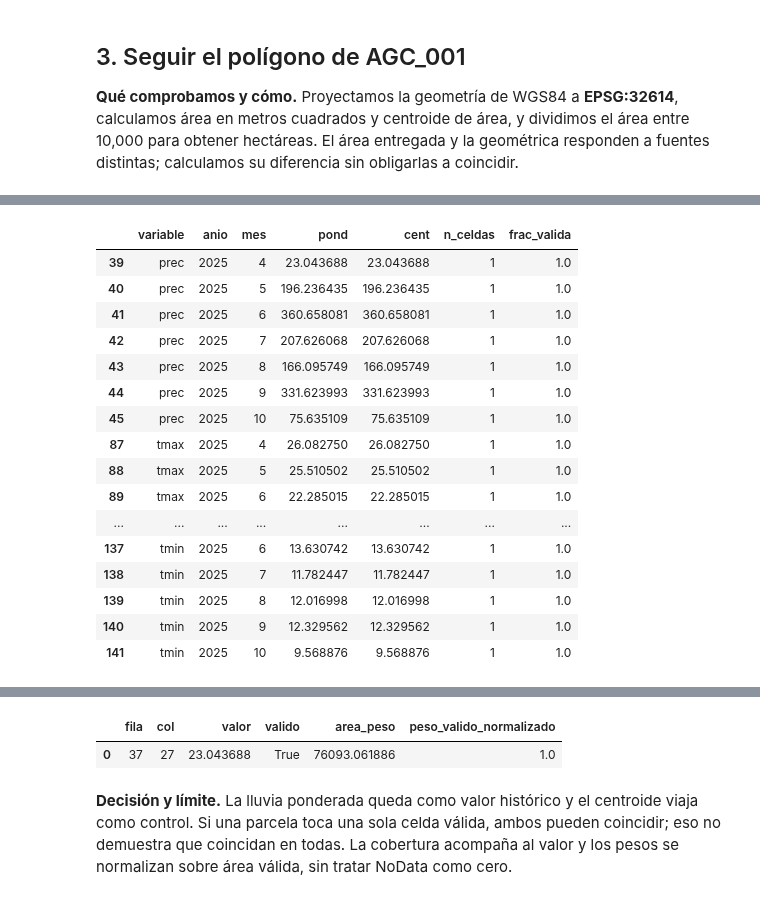
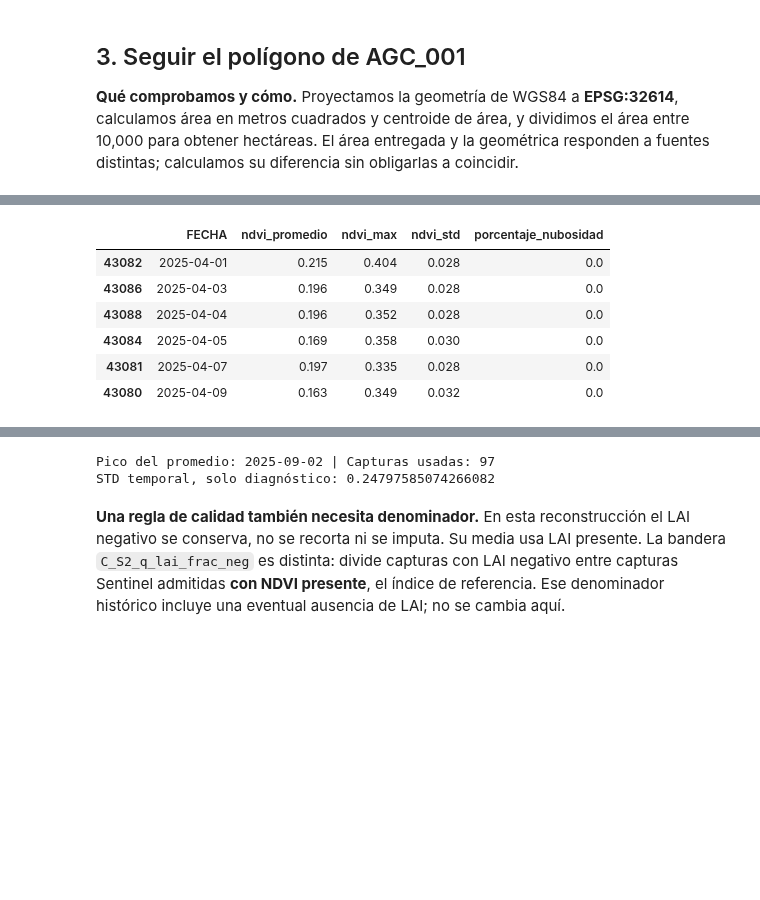
Before and after one commit to netfoor/Reto-AgroCebada-FIRA-2026, a Jupyter notebook: notebooks/02_fuentes_a_variables.ipynb, the cells around one changed output, grey strips where cells are left out. Drawn from its saved outputs; the diff is of its cells as text; code cells hidden in the pictures; blank space fills up the shorter version.

```diff
--- a/notebooks/02_fuentes_a_variables.ipynb
+++ b/notebooks/02_fuentes_a_variables.ipynb
@@ -726,30 +770,37 @@ ponderando por días de cada mes. No se ajusta la receta con rendimiento.
 # %%
-cache_pesos = {}
-clima_uno_largo = fuentes02.extraer_clima(rasters, geom_uno, crs_geoms, cache=cache_pesos)
-clima_uno = fuentes02.resumir_clima(clima_uno_largo, CONFIG)
-assert len(clima_uno_largo) == 144
-display(clima_uno_largo.loc[clima_uno_largo.anio.eq(2025) & clima_uno_largo.mes.between(4, 10),
-                            ["variable", "anio", "mes", "pond", "cent", "n_celdas", "frac_valida"]].round(6))
-display(clima_uno[["clim_prec_ciclo_mm", "clim_prec_ciclo_ctrl_centroide_mm",
-                   "clim_tmin_ciclo_C", "clim_tmax_ciclo_C"]].round(6))
-piezas_prec = geo02.piezas_parcela_raster(rasters["PREC_2025_04.tif"], geoms[PARCELA], crs_geoms)
-display(pd.DataFrame([{k: p[k] for k in ["fila", "col", "valor", "valido", "area_peso",
-                                       "peso_valido_normalizado"]} for p in piezas_prec["piezas"]]))
+inicio_ciclo = pd.Timestamp(CONFIG["ventana_objetivo"]["inicio"])
+fin_ciclo = pd.Timestamp(CONFIG["ventana_objetivo"]["fin"])
+planet_ventana = pro_uno.loc[pro_uno.sensor.eq("Planet") &
+                            pro_uno.FECHA.between(inicio_ciclo, fin_ciclo)].sort_values("FECHA")
+umbral_nube_planet = CONFIG["nubosidad_max_por_sensor"]["PL"]
+planet_admitidas = planet_ventana.copy()
+if umbral_nube_planet is not None:
+    planet_admitidas = planet_admitidas.loc[planet_admitidas.porcentaje_nubosidad.le(umbral_nube_planet)]
+planet_ndvi = planet_admitidas.dropna(subset=["ndvi_promedio"]).copy()
+fila_pico = planet_ndvi.loc[planet_ndvi.ndvi_promedio.idxmax()]
+stats_manuales = {
+    "C_PL_ndvi_media": planet_ndvi.ndvi_promedio.mean(),
+    "C_PL_ndvi_mediana": planet_ndvi.ndvi_promedio.median(),
+    "C_PL_ndvi_pico_prom": planet_ndvi.ndvi_promedio.max(),
+    "C_PL_ndvi_pixmax": planet_ndvi.ndvi_max.max(),
+    "C_PL_ndvi_std_media": planet_ndvi.ndvi_std.mean(),
+    "C_PL_ndvi_n": len(planet_ndvi),
+}
+contraste_sat_visible = pd.DataFrame([
+    {"columna": nombre, "cálculo visible": valor, "motor": ciclo_uno.loc[PARCELA, nombre]}
+    for nombre, valor in stats_manuales.items()
+])
+np.testing.assert_allclose(contraste_sat_visible["cálculo visible"],
+                           contraste_sat_visible.motor, atol=1e-12, rtol=0)
+display(planet_ndvi[["FECHA", "ndvi_promedio", "ndvi_max", "ndvi_std", "porcentaje_nubosidad"]].head(6))
+display(contraste_sat_visible.round(6))
+print("Pico del promedio:", fila_pico.FECHA.date(), "| Capturas usadas:", len(planet_ndvi))
+print("STD temporal, solo diagnóstico:", planet_ndvi.ndvi_promedio.std(ddof=1))
 # %% [output]
-|  | variable | anio | mes | pond | cent | n_celdas | frac_valida |
-| 39 | prec | 2025 | 4 | 23.043688 | 23.043688 | 1 | 1.0 |
-| 40 | prec | 2025 | 5 | 196.236435 | 196.236435 | 1 | 1.0 |
-| 41 | prec | 2025 | 6 | 360.658081 | 360.658081 | 1 | 1.0 |
-| 42 | prec | 2025 | 7 | 207.626068 | 207.626068 | 1 | 1.0 |
-| 43 | prec | 2025 | 8 | 166.095749 | 166.095749 | 1 | 1.0 |
-| 44 | prec | 2025 | 9 | 331.623993 | 331.623993 | 1 | 1.0 |
-| 45 | prec | 2025 | 10 | 75.635109 | 75.635109 | 1 | 1.0 |
-| 87 | tmax | 2025 | 4 | 26.082750 | 26.082750 | 1 | 1.0 |
-| 88 | tmax | 2025 | 5 | 25.510502 | 25.510502 | 1 | 1.0 |
-| 89 | tmax | 2025 | 6 | 22.285015 | 22.285015 | 1 | 1.0 |
-| ... | ... | ... | ... | ... | ... | ... | ... |
-| 137 | tmin | 2025 | 6 | 13.630742 | 13.630742 | 1 | 1.0 |
-| 138 | tmin | 2025 | 7 | 11.782447 | 11.782447 | 1 | 1.0 |
-| 139 | tmin | 2025 | 8 | 12.016998 | 12.016998 | 1 | 1.0 |
-| 140 | tmin | 2025 | 9 | 12.329562 | 12.329562 | 1 | 1.0 |
-| 141 | tmin | 2025 | 10 | 9.568876 | 9.568876 | 1 | 1.0 |
+|  | FECHA | ndvi_promedio | ndvi_max | ndvi_std | porcentaje_nubosidad |
+| 43082 | 2025-04-01 | 0.215 | 0.404 | 0.028 | 0.0 |
+| 43086 | 2025-04-03 | 0.196 | 0.349 | 0.028 | 0.0 |
+| 43088 | 2025-04-04 | 0.196 | 0.352 | 0.028 | 0.0 |
+| 43084 | 2025-04-05 | 0.169 | 0.358 | 0.030 | 0.0 |
+| 43081 | 2025-04-07 | 0.197 | 0.335 | 0.028 | 0.0 |
+| 43080 | 2025-04-09 | 0.163 | 0.349 | 0.032 | 0.0 |
@@ -759,7 +814,8 @@ display(pd.DataFrame([{k: p[k] for k in ["fila", "col", "valor", "valido", "area
-|  | fila | col | valor | valido | area_peso | peso_valido_normalizado |
-| 0 | 37 | 27 | 23.043688 | True | 76093.061886 | 1.0 |
+Pico del promedio: 2025-09-02 | Capturas usadas: 97
+STD temporal, solo diagnóstico: 0.24797585074266082
 # %% [markdown]
-**Decisión y límite.** La lluvia ponderada queda como valor histórico y el centroide
-viaja como control. Si una parcela toca una sola celda válida, ambos pueden coincidir;
-eso no demuestra que coincidan en todas. La cobertura acompaña al valor y los pesos
-se normalizan sobre área válida, sin tratar NoData como cero.
+**Una regla de calidad también necesita denominador.** En esta reconstrucción el
+LAI negativo se conserva, no se recorta ni se imputa. Su media usa LAI presente.
+La bandera `C_S2_q_lai_frac_neg` es distinta: divide capturas con LAI negativo
+entre capturas Sentinel admitidas **con NDVI presente**, el índice de referencia.
+Ese denominador histórico incluye una eventual ausencia de LAI; no se cambia aquí.
```
Also changed, not shown: parts of 75 cells of this notebook, 34 other files.
